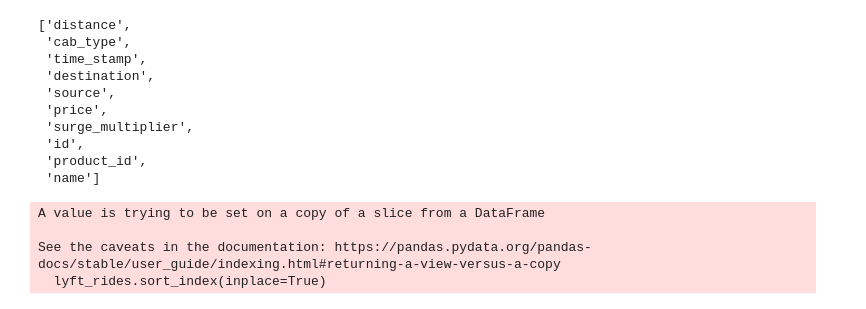
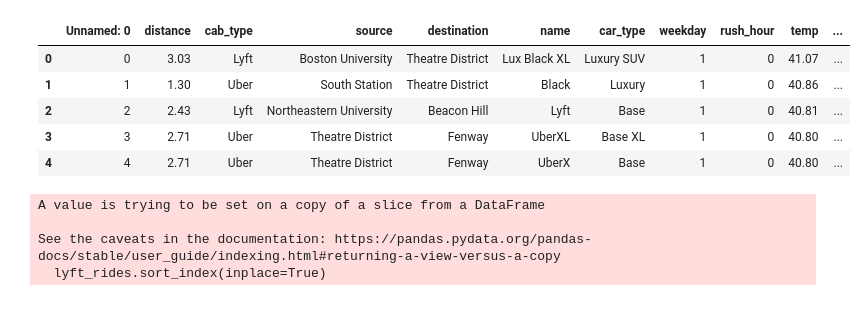
Before and after one commit to emekaamadi/Dynamic_Project, a Jupyter notebook: Modeling/Thompson Sampling Analysis 2.ipynb, the cells around one changed output. Drawn from its saved outputs; the diff is of its cells as text; code cells hidden in the pictures.

```diff
--- a/Modeling/Thompson Sampling Analysis 2.ipynb
+++ b/Modeling/Thompson Sampling Analysis 2.ipynb
@@ -2,22 +2,18 @@
 import pandas as pd
 
 # Load the CSV file
-file_path = '../cab_rides.csv'
+file_path = '../base_cleaned.csv'
 cab_rides_df = pd.read_csv(file_path)
 # %%
 # Display the column names
-cab_rides_df.columns.tolist()
+cab_rides_df.head()
 # %% [output]
-['distance',
- 'cab_type',
- 'time_stamp',
- 'destination',
- 'source',
- 'price',
- 'surge_multiplier',
- 'id',
- 'product_id',
- 'name']
+|  | Unnamed: 0 | distance | cab_type | source | destination | name | car_type | weekday | rush_hour | temp | ... |
+| 0 | 0 | 3.03 | Lyft | Boston University | Theatre District | Lux Black XL | Luxury SUV | 1 | 0 | 41.07 | ... |
+| 1 | 1 | 1.30 | Uber | South Station | Theatre District | Black | Luxury | 1 | 0 | 40.86 | ... |
+| 2 | 2 | 2.43 | Lyft | Northeastern University | Beacon Hill | Lyft | Base | 1 | 0 | 40.81 | ... |
+| 3 | 3 | 2.71 | Uber | Theatre District | Fenway | UberXL | Base XL | 1 | 0 | 40.80 | ... |
+| 4 | 4 | 2.71 | Uber | Theatre District | Fenway | UberX | Base | 1 | 0 | 40.80 | ... |
 # %%
 # 필터링 및 데이터 전처리
 lyft_rides = cab_rides_df[(cab_rides_df['product_id'] == 'lyft') & (cab_rides_df['source'] == 'Haymarket Square')]
```
